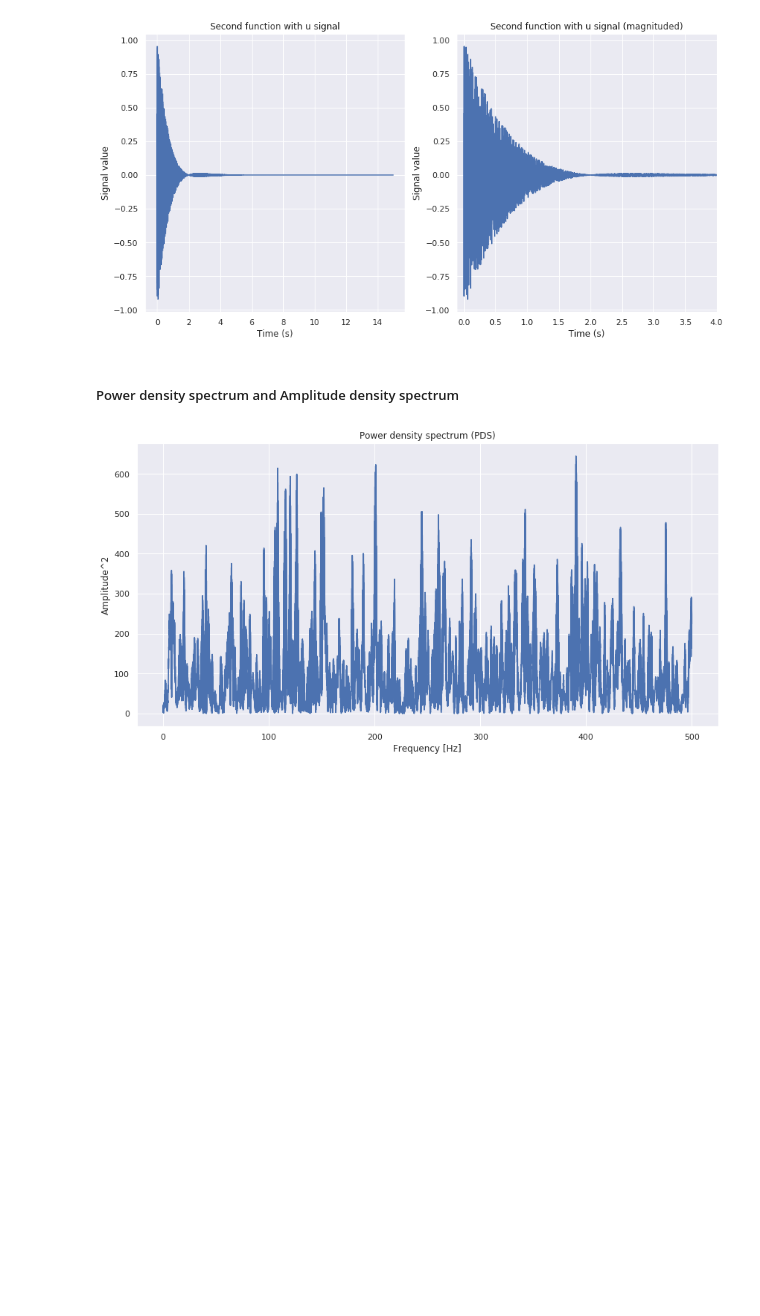
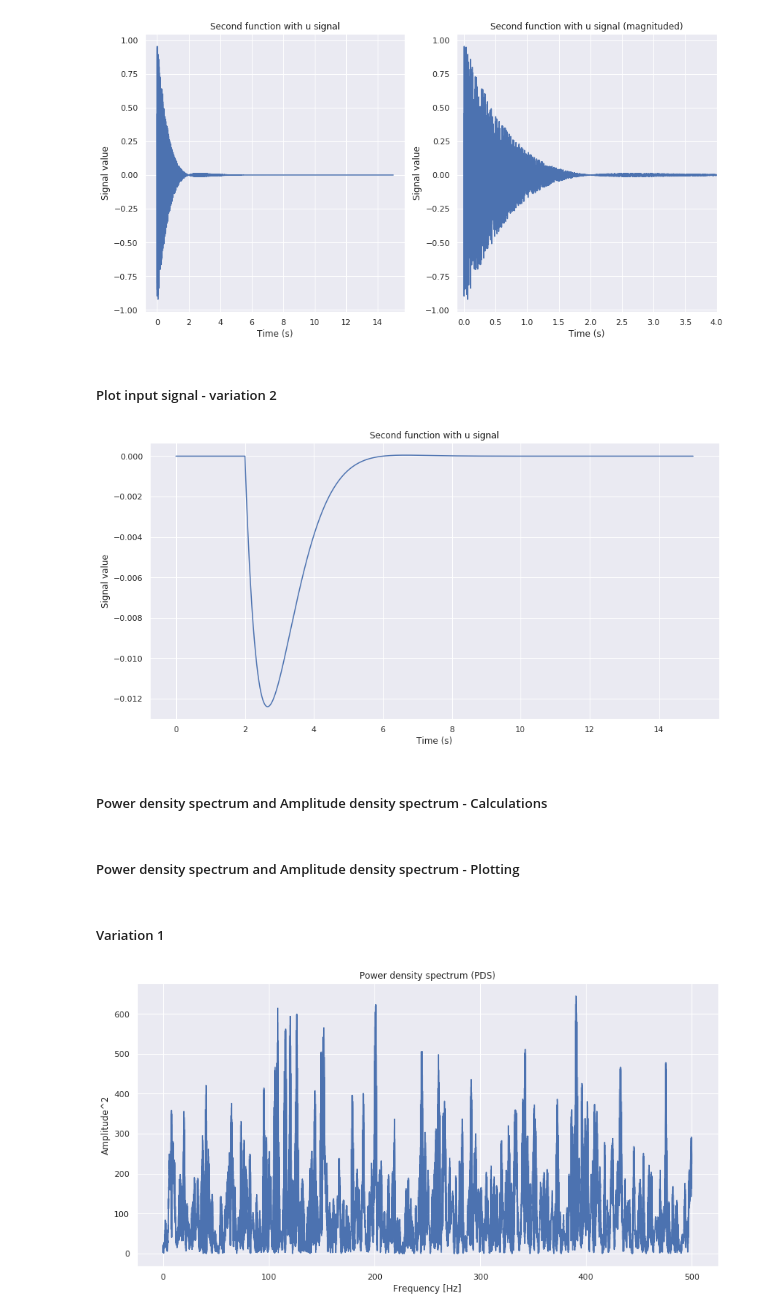
Before and after one commit to masterdesky/ELTE-signal-processing-2018, a Jupyter notebook: 2. feladatsor/Assignment 2 - Part 2.ipynb, the cells around one changed output. Cells and saved outputs as stored; diff of their text form; code cells hidden in the pictures; blank space fills up the shorter version.

```diff
--- a/2. feladatsor/Assignment 2 - Part 2.ipynb
+++ b/2. feladatsor/Assignment 2 - Part 2.ipynb
@@ -164,11 +262,28 @@ def f_2_spectrum(u,t):
         i += 1
 
     return(signal, time)
+# %%
+def f_2_spectrum_step(t):
+
+    # Sampling rate: 1000 Hz/second
+    SampRate = t * 1000
+    time = np.linspace(0, t, SampRate, endpoint=True)
+
+    # np.array for containting values of current function
+    signal = np.empty(SampRate)
+
+    i = 0
+    while(i < SampRate):
+        signal[i] = (1/4) ** ((t/SampRate) * i) * np.cos(np.pi * ((t/SampRate) * i) / 4) * u_step_function(((t/SampRate) * i), 2)
+        i += 1
+
+    return(signal, time)
 # %%
 t_2_spectrum = 15
 u_2_spectrum = u_discrete_signal(t_2_spectrum)
 
 signal_spectrum_2, time_spectrum_2 = f_2_spectrum(u_2_spectrum, t_2_spectrum)
+signal_spectrum_step_2, time_spectrum_step_2 = f_2_spectrum_step(t_2_spectrum)
 # %% [markdown]
 #### Plot random $u$ signal
 # %%
@@ -198,6 +313,19 @@ axes_f_2_spectrum[1].set_xlim(-0.11,4)
 plt.show()
 # %% [output]
 [figure]
+# %% [markdown]
+##### Plot input signal - variation 2
+# %%
+fig_f_2_step_spectrum, axes_f_2_step_spectrum = plt.subplots(figsize=(14,7))
+
+axes_f_2_step_spectrum.plot(time_spectrum_step_2, signal_spectrum_step_2)
+axes_f_2_step_spectrum.set_title("Second function with u signal")
+axes_f_2_step_spectrum.set_xlabel("Time (s)")
+axes_f_2_step_spectrum.set_ylabel("Signal value")
+
+plt.show()
+# %% [output]
+[figure, added]
 # %% [markdown]
-##### Power density spectrum and Amplitude density spectrum
+##### Power density spectrum and Amplitude density spectrum - Calculations
 # %%
@@ -208,3 +345,7 @@ idx_2 = np.argsort(freqs_2)
+# %% [markdown]
+##### Power density spectrum and Amplitude density spectrum - Plotting
+# %% [markdown]
+##### Variation 1
 # %%
 # Fig 1
 fig_f_2_PowS, axes_f_2_PowS = plt.subplots(nrows=1, ncols=1, figsize=(14,7))
```
Also changed, not shown: parts of 41 cells of this notebook.
